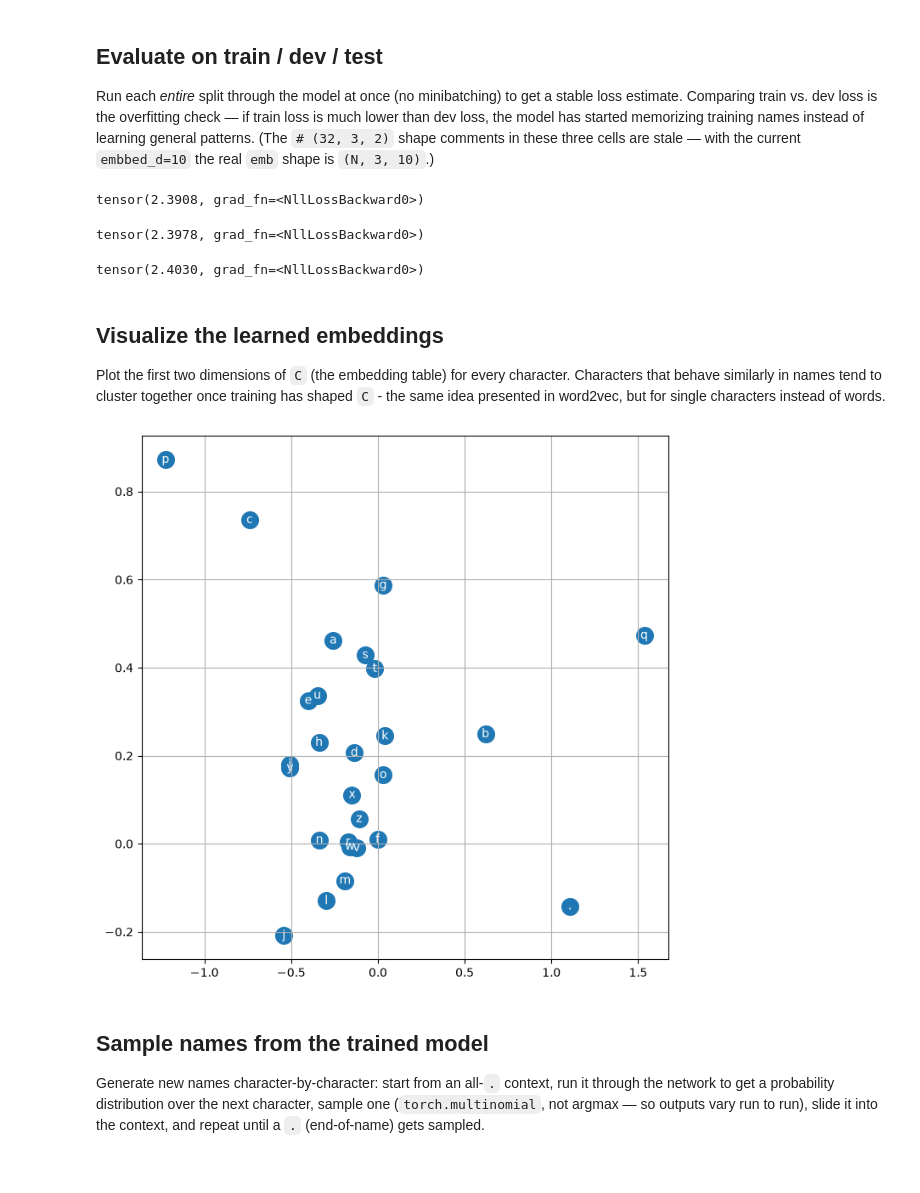
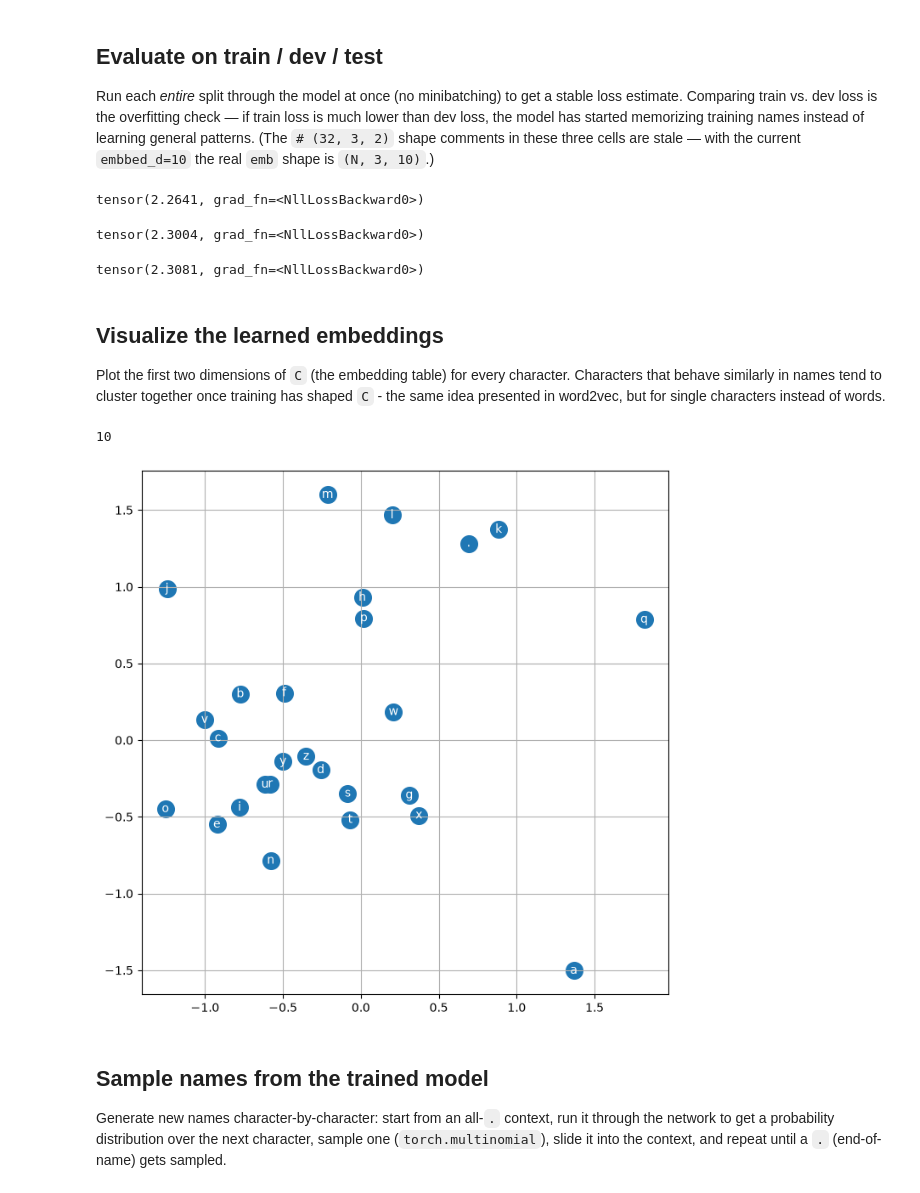
Before and after one commit to JakePong/MLnotebook, a Jupyter notebook: makemore/makemore_MLP.ipynb, the cells around one changed output. Drawn from its saved outputs; the diff is of its cells as text; code cells hidden in the pictures.

```diff
--- a/makemore/makemore_MLP.ipynb
+++ b/makemore/makemore_MLP.ipynb
@@ -96,7 +97,7 @@ g = torch.Generator().manual_seed(2147483647) # for reproducibility
 vocab_size = len(itos) # 26 + 1, cannot change
 embbed_d = 10 # embedded space dim
 block_size = block_size # context length
-n_hidden = 100 # neurons per layer
+n_hidden = 200 # neurons per layer
 
 # three rules across layers
 # 1) C.shape[0] == vocab_size
@@ -150,7 +151,7 @@ stepi = []
 Minibatch gradient descent: each step samples 32 random `(context, next_char)` pairs, runs the forward pass (embed → flatten → hidden layer + `tanh` → output logits → cross-entropy loss), backpropagates, then manually updates every parameter by `-lr * grad`. There's no optimizer object here — this is gradient descent written out by hand.
 # %%
 # if want to test lrs set loop range to lre range
-batchsize=10000
+batchsize=100000
 for i in range(batchsize):
 
   # minibatch construct
@@ -222,7 +223,7 @@ logits = h @ W2 + b2 # (32, 27)
 loss = F.cross_entropy(logits, Ytr)
 loss
 # %% [output]
-tensor(2.3908, grad_fn=<NllLossBackward0>)
+tensor(2.2641, grad_fn=<NllLossBackward0>)
 # %%
 # validation loss
 emb = C[Xdev] # (32, 3, 2)
@@ -231,7 +232,7 @@ logits = h @ W2 + b2 # (32, 27)
 loss = F.cross_entropy(logits, Ydev)
 loss
 # %% [output]
-tensor(2.3978, grad_fn=<NllLossBackward0>)
+tensor(2.3004, grad_fn=<NllLossBackward0>)
 # %%
 # test loss
 emb = C[Xte] # (32, 3, 2)
@@ -240,24 +241,34 @@ logits = h @ W2 + b2 # (32, 27)
 loss = F.cross_entropy(logits, Yte)
 loss
 # %% [output]
-tensor(2.4030, grad_fn=<NllLossBackward0>)
+tensor(2.3081, grad_fn=<NllLossBackward0>)
 # %% [markdown]
 ## Visualize the learned embeddings
 
 Plot the first two dimensions of `C` (the embedding table) for every character. Characters that behave similarly in names tend to cluster together once training has shaped `C` - the same idea presented in word2vec, but for single characters instead of words.
+# %%
+embbed_d
+# %% [output]
+10
 # %%
 # visualize dimensions 0 and 1 of the embedding matrix C for all characters
+
+# see embedded vectors on the xy-plane
+# need to be smaller than embd dim
+x=8
+y=9
+
 plt.figure(figsize=(8,8))
-plt.scatter(C[:,0].data, C[:,1].data, s=200)
+plt.scatter(C[:,x].data, C[:,y].data, s=200)
 for i in range(C.shape[0]):
-    plt.text(C[i,0].item(), C[i,1].item(), itos[i], ha="center", va="center", color='white')
+    plt.text(C[i,x].item(), C[i,y].item(), itos[i], ha="center", va="center", color='white')
 plt.grid('minor')
 # %% [output]
-[figure, old version]
+[figure, new version]
 # %% [markdown]
 ## Sample names from the trained model
 
-Generate new names character-by-character: start from an all-`.` context, run it through the network to get a probability distribution over the next character, sample one (`torch.multinomial`, not argmax — so outputs vary run to run), slide it into the context, and repeat until a `.` (end-of-name) gets sampled.
+Generate new names character-by-character: start from an all-`.` context, run it through the network to get a probability distribution over the next character, sample one (`torch.multinomial`), slide it into the context, and repeat until a `.` (end-of-name) gets sampled.
 # %%
 # sample from the model
 #g = torch.Generator().manual_seed(2147483647 + 10)
```
Also changed, not shown: parts of 5 cells of this notebook, 1 other file.
